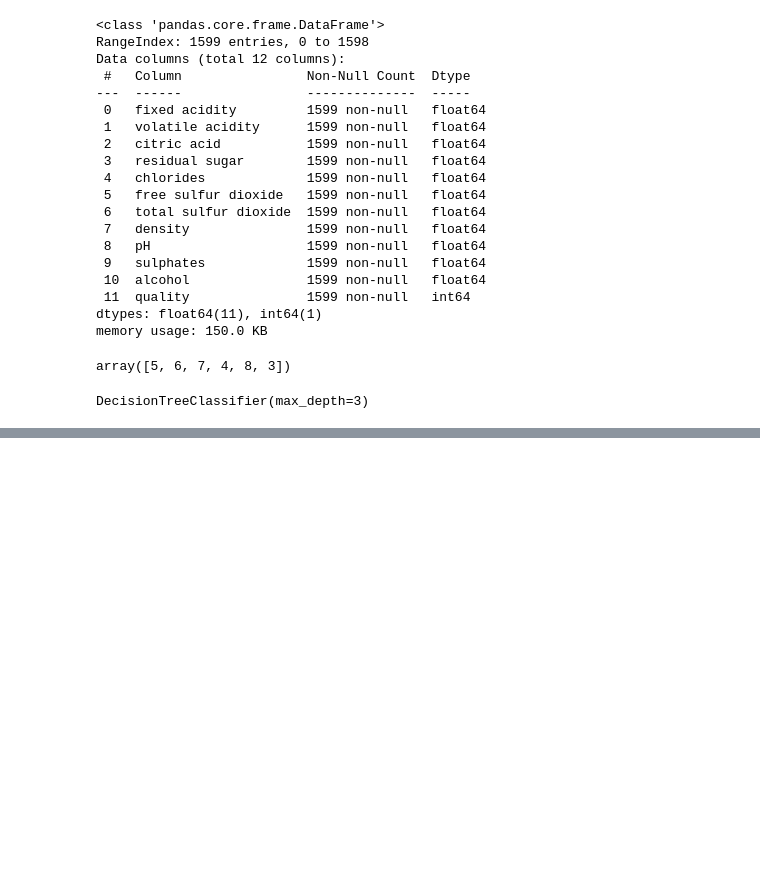
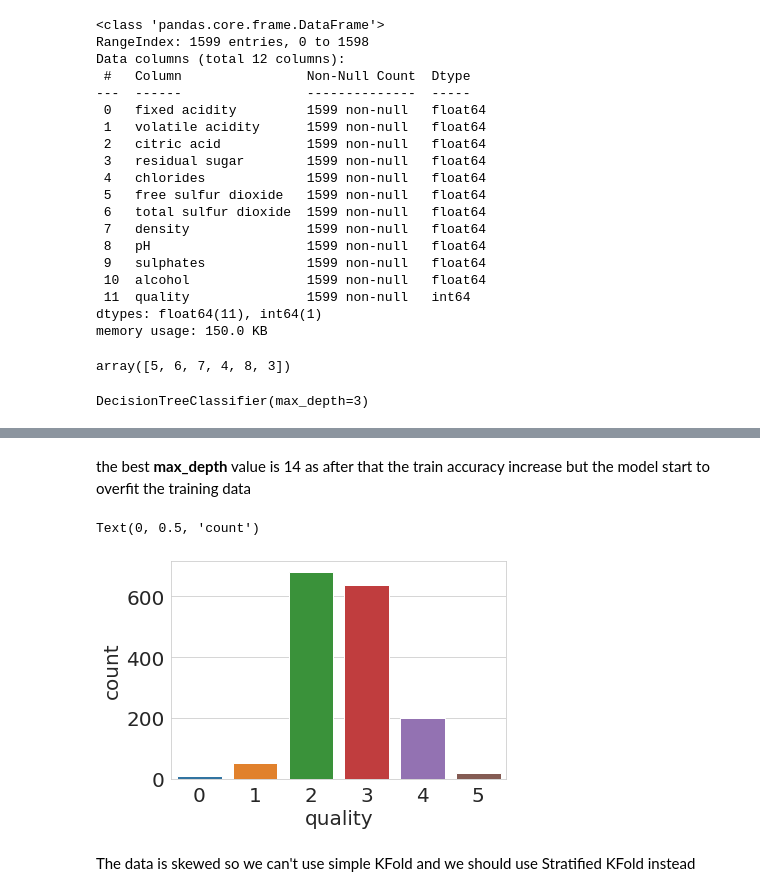
Before and after one commit to 3baset/cross-validation, a Jupyter notebook: wine-quality-predictions.ipynb, the cells around one changed output, grey strips where cells are left out. Saved outputs shown, nothing was run; the diff lists cells and outputs as text; code cells hidden in the pictures; blank space fills up the shorter version.

Commit message:
distribution of the wine data set

```diff
--- a/wine-quality-predictions.ipynb
+++ b/wine-quality-predictions.ipynb
@@ -186,0 +185,12 @@ plt.show()
+# %% [markdown]
+the best **max_depth** value is 14 as after that the train accuracy increase but the model start to overfit the training data
+# %%
+# the distribution of labels
+b = sns.countplot(x="quality",data=df)
+b.set_xlabel("quality",fontsize=20)
+b.set_ylabel("count",fontsize=20)
+# %% [output]
+Text(0, 0.5, 'count')
+[figure, added]
+# %% [markdown]
+The data is skewed so we can't use simple KFold and we should use Stratified KFold instead
```
Also changed, not shown: parts of 5 cells of this notebook.
